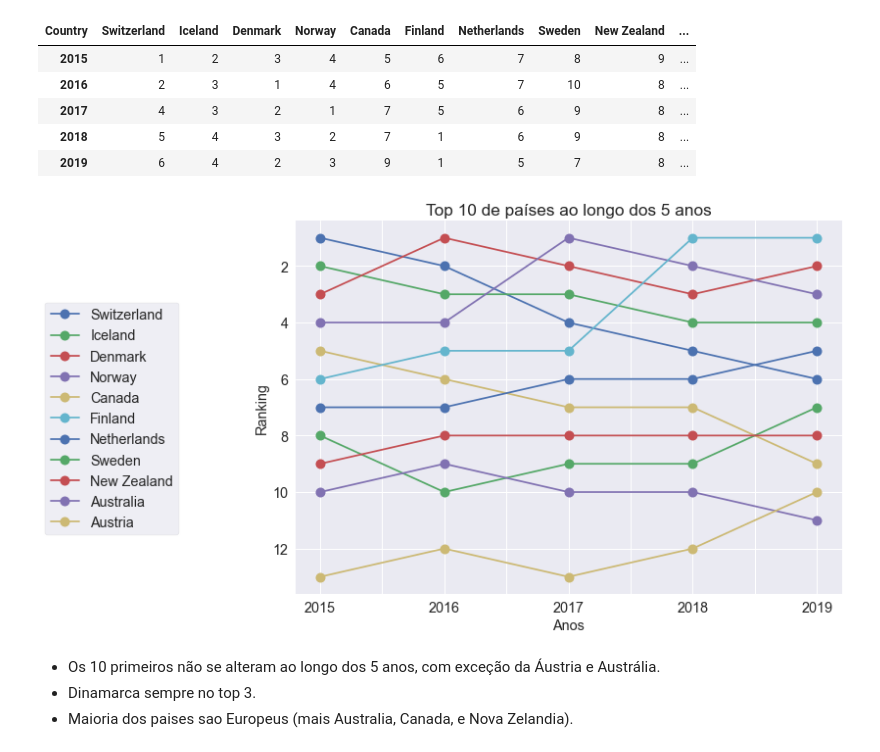
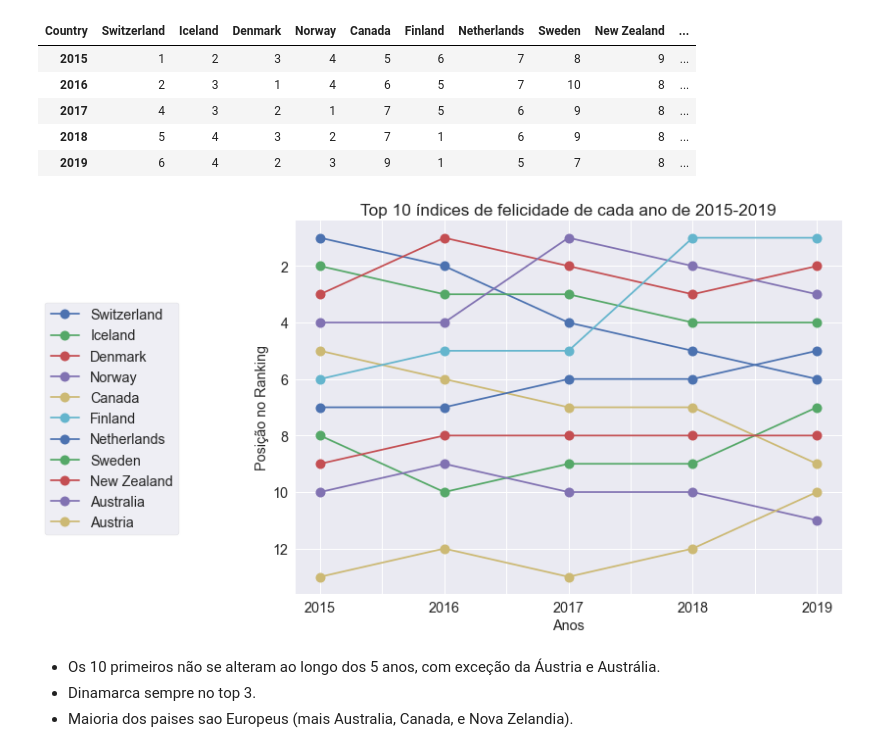
Before and after one commit to gaiogreg/projetos-lets-code, a Jupyter notebook: Projeto3/projeto3.ipynb, the cells around one changed output. Saved outputs shown, nothing was run; the diff lists cells and outputs as text; code cells hidden in the pictures.

```diff
--- a/Projeto3/projeto3.ipynb
+++ b/Projeto3/projeto3.ipynb
@@ -18,7 +18,9 @@ db_2019 = pd.read_csv('2019.csv',delimiter=',')
 # %%
 db_todos_anos_pais = pd.DataFrame({'Countries 2015': db_2015['Country'],'Countries 2016':db_2016['Country'],'Countries 2017':db_2017['Country'],
 'Countries 2018':db_2018['Country or region'],'Countries 2019':db_2019['Country or region']})
-db_top_10_todos_anos = db_todos_anos_pais.head(10)
+ind = np.array(range(1,11))
+db_top_10_todos_anos = db_todos_anos_pais.head(10).set_index(ind)
+db_top_10_todos_anos.index.names=['Posição']
 display(db_top_10_todos_anos)
 # %% [output]
 |  | Countries 2015 | Countries 2016 | Countries 2017 | Countries 2018 | Countries 2019 |
@@ -53,12 +56,12 @@ display(df_posicoes_t)
 # %%
 df_posicoes_t.plot(kind="line", figsize=(10, 7), marker="o", ms=10, fontsize = 'large').invert_yaxis()
 plt.legend(bbox_to_anchor=(-0.2, 0.80), fontsize = 'large', frameon=True, )
-plt.ylabel("Ranking", fontsize = 'large')
+plt.ylabel("Posição no Ranking", fontsize = 'large')
 plt.xlabel('Anos',fontsize = 'large')
-plt.title('Top 10 de países ao longo dos 5 anos', fontsize = 'x-large')
+plt.title('Top 10 índices de felicidade de cada ano de 2015-2019', fontsize = 'x-large')
 plt.show()
 # %% [output]
-[figure, old version]
+[figure, new version]
 # %% [markdown]
 - Os 10 primeiros não se alteram ao longo dos 5 anos, com exceção da Áustria e Austrália. <br>
 - Dinamarca sempre no top 3.<br>
```
Also changed, not shown: parts of 6 cells of this notebook.
